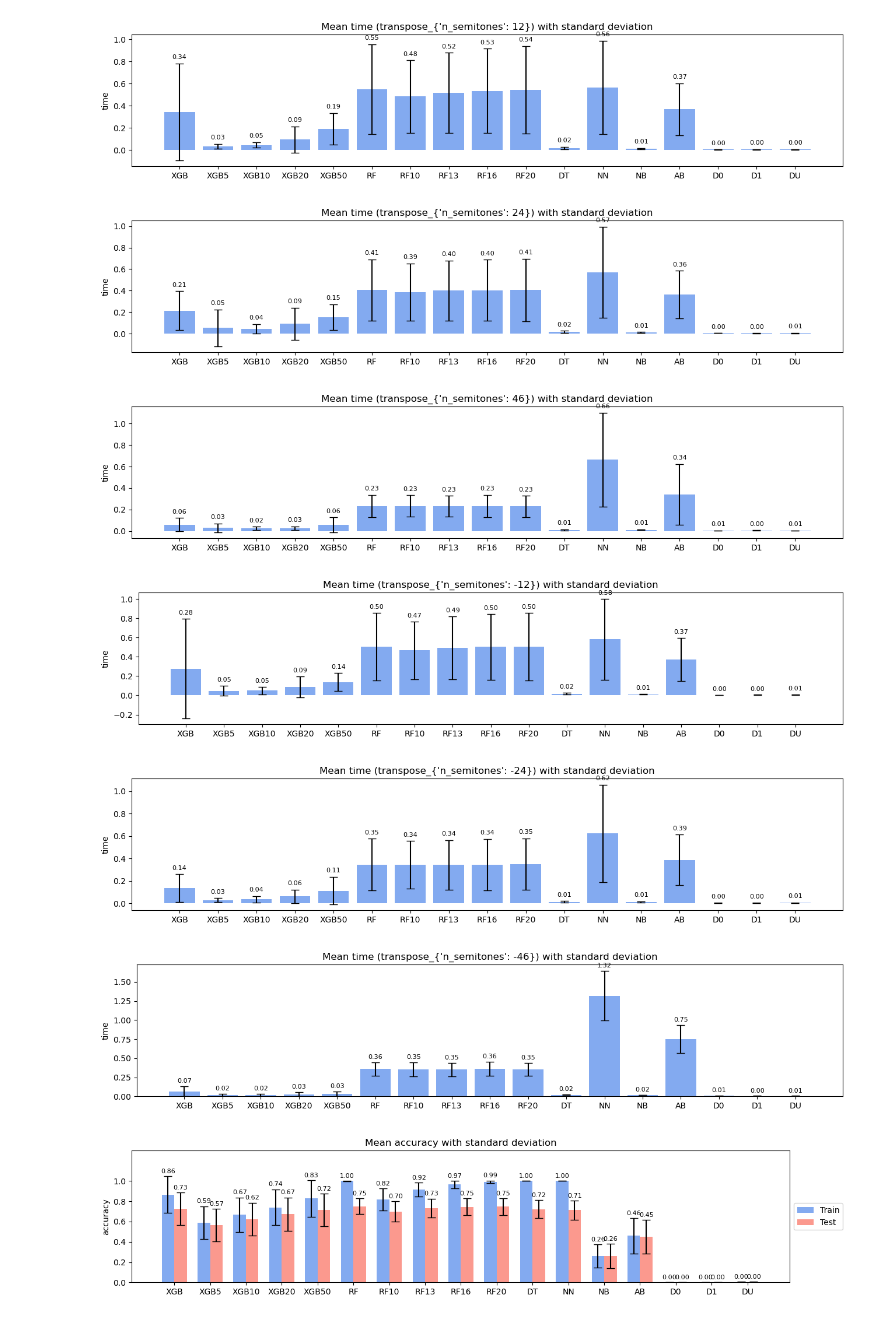
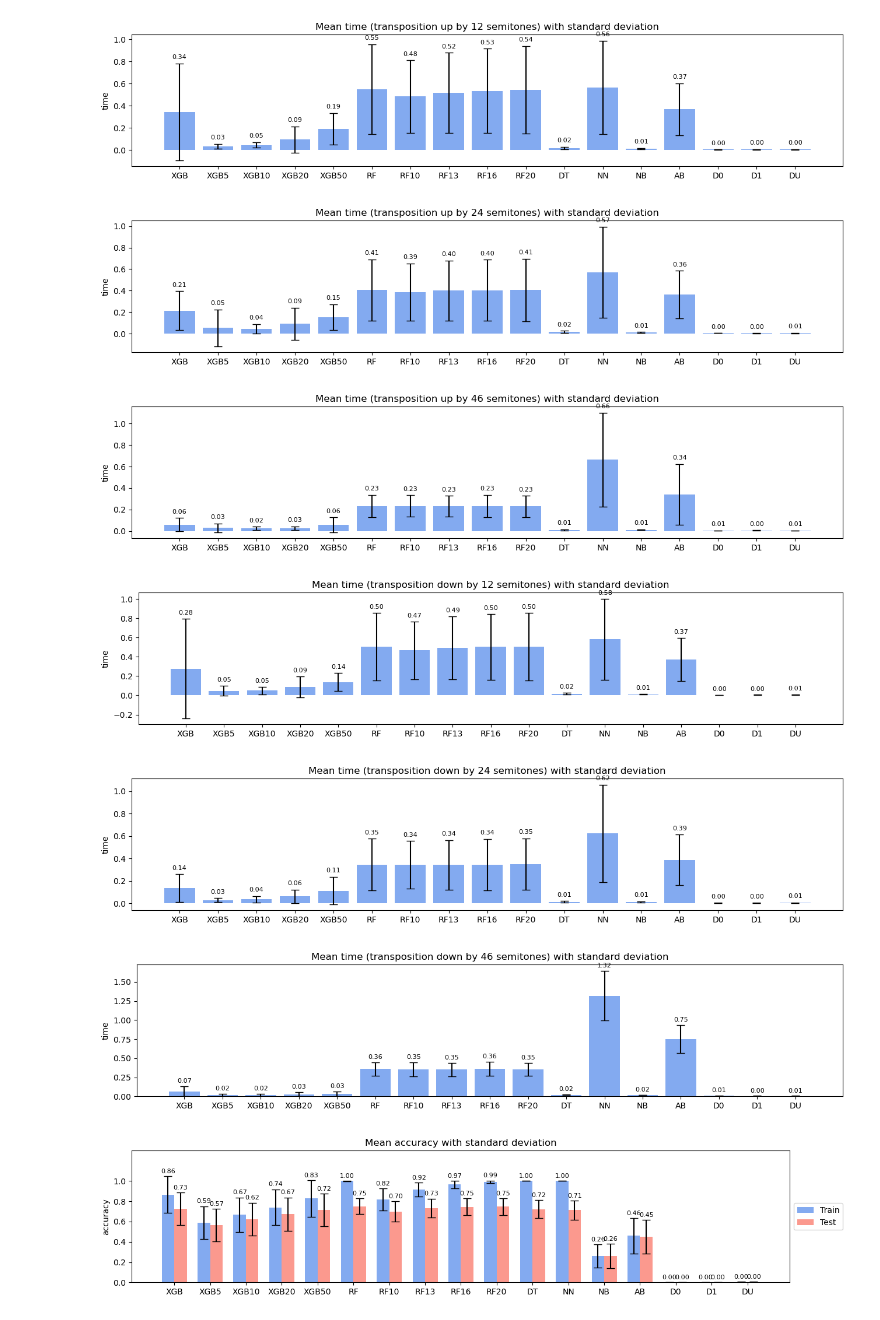
Before and after one commit to VelardeGissel/AutomaticMusicOrchestration, a Jupyter notebook: notebooks/amo_with_doublings_multiclass_evaluation_figures.ipynb, the cells around one changed output. Cells and saved outputs as stored; diff of their text form; code cells hidden in the pictures.

```diff
--- a/notebooks/amo_with_doublings_multiclass_evaluation_figures.ipynb
+++ b/notebooks/amo_with_doublings_multiclass_evaluation_figures.ipynb
@@ -45,38 +55,39 @@ model_names_short = df["model_name_short"].tolist()
 # %%
 for mn in ml_metrics_names:
     if "time" in mn:
         # Plot
         plt.figure(figsize=(figsize_x, figsize_y))
         barlist = plt.bar(model_names_short, metrics_mean[mn], yerr=metrics_std[mn], capsize=5, color='cornflowerblue', alpha=0.8)
 
         ylabel = re.sub(r"\([^)]*\)", "", mn).strip()
         plt.ylabel(ylabel)
-        plt.title(f'Mean {mn} with standard deviation')
+        plt.title(f'Mean {transform_transpose_text(mn)} with standard deviation')
         if "time" not in mn:
             plt.ylim(ylim_a, ylim_b)
             ax = plt.gca()
             ticks = ax.get_yticks()
             ax.set_yticks([t for t in ticks if t <= 1])
 
         # Optional: Add mean values above bars
         for i, (mean, std) in enumerate(zip(metrics_mean[mn], metrics_std[mn])):
             plt.text(i, mean + std + 0.03, f"{mean:.2f}", ha='center', va='bottom', fontsize=fontsize)
 
         os.makedirs(plots_dir, exist_ok=True)
 
+        #plt.legend(loc="center left", bbox_to_anchor=(1, 0.5))
         plt.tight_layout()
 
-        plt.savefig(os.path.join(plots_dir, f"{mn} (multi-label).png"),
+        plt.savefig(os.path.join(plots_dir, f"{transform_transpose_text(mn)} (multi-label).png"),
             dpi=300, bbox_inches="tight")
         plt.show()
 # %% [output]
 [figure]
 [figure]
 [figure]
 [figure]
-[figure, old version]
+[figure, new version]
-[figure, old version]
+[figure, new version]
-[figure, old version]
+[figure, new version]
 # %%
 for mn in ml_metrics_names:
     if "train" in mn:
```
Also changed, not shown: parts of 4 cells of this notebook, 2 other files.
